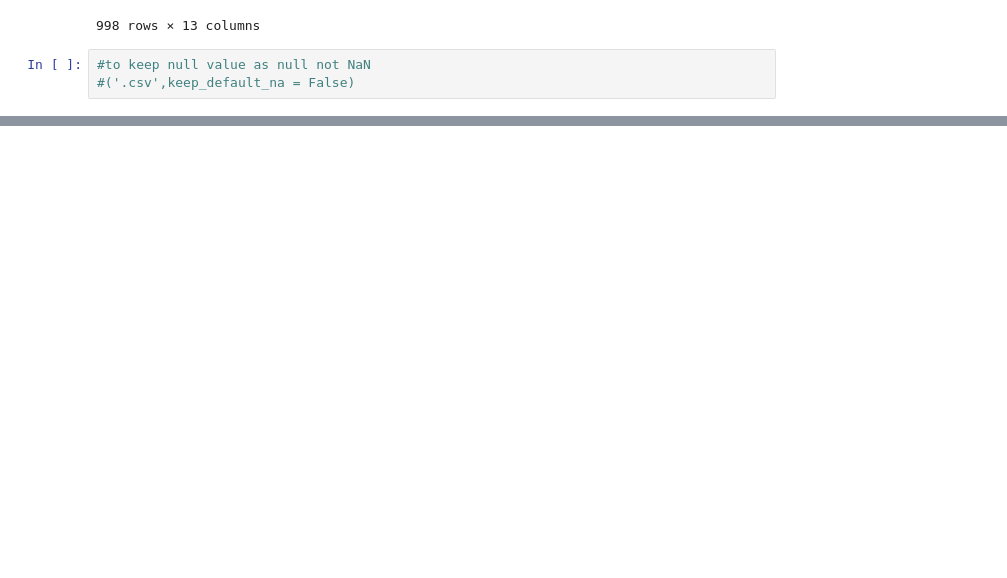
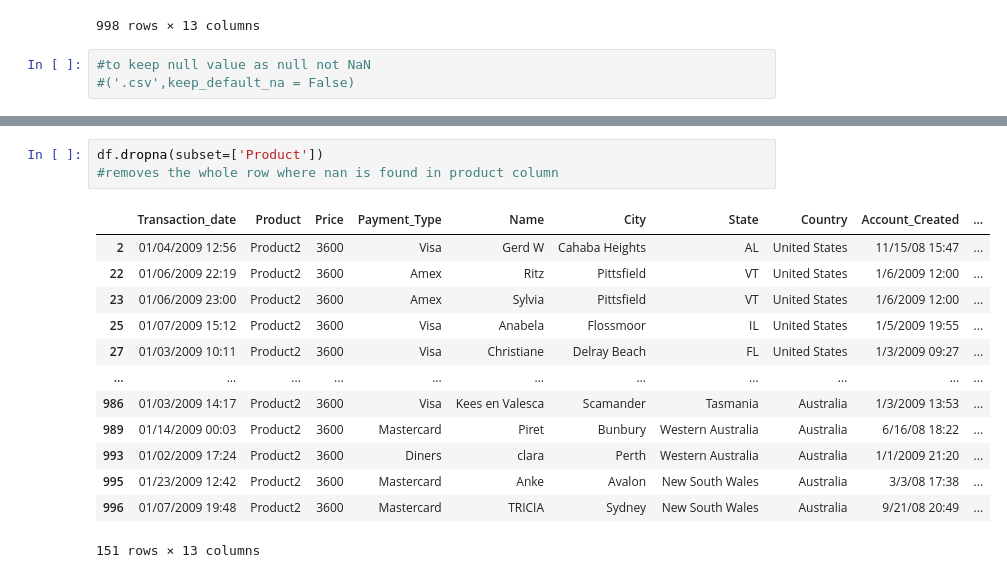
Before and after one commit to Rishab8077/Pandas-basic, a Jupyter notebook: Pandas.ipynb, the cells around one changed output, grey strips where cells are left out. Cells and saved outputs as stored; diff of their text form; blank space fills up the shorter version.

```diff
--- a/Pandas.ipynb
+++ b/Pandas.ipynb
@@ -419,0 +548,17 @@ df
+# %%
+df.dropna(subset=['Product'])
+#removes the whole row where nan is found in product column
+# %% [output]
+|  | Transaction_date | Product | Price | Payment_Type | Name | City | State | Country | Account_Created | ... |
+| 2 | 01/04/2009 12:56 | Product2 | 3600 | Visa | Gerd W | Cahaba Heights | AL | United States | 11/15/08 15:47 | ... |
+| 22 | 01/06/2009 22:19 | Product2 | 3600 | Amex | Ritz | Pittsfield | VT | United States | 1/6/2009 12:00 | ... |
+| 23 | 01/06/2009 23:00 | Product2 | 3600 | Amex | Sylvia | Pittsfield | VT | United States | 1/6/2009 12:00 | ... |
+| 25 | 01/07/2009 15:12 | Product2 | 3600 | Visa | Anabela | Flossmoor | IL | United States | 1/5/2009 19:55 | ... |
+| 27 | 01/03/2009 10:11 | Product2 | 3600 | Visa | Christiane | Delray Beach | FL | United States | 1/3/2009 09:27 | ... |
+| ... | ... | ... | ... | ... | ... | ... | ... | ... | ... | ... |
+| 986 | 01/03/2009 14:17 | Product2 | 3600 | Visa | Kees en Valesca | Scamander | Tasmania | Australia | 1/3/2009 13:53 | ... |
+| 989 | 01/14/2009 00:03 | Product2 | 3600 | Mastercard | Piret | Bunbury | Western Australia | Australia | 6/16/08 18:22 | ... |
+| 993 | 01/02/2009 17:24 | Product2 | 3600 | Diners | clara | Perth | Western Australia | Australia | 1/1/2009 21:20 | ... |
+| 995 | 01/23/2009 12:42 | Product2 | 3600 | Mastercard | Anke | Avalon | New South Wales | Australia | 3/3/08 17:38 | ... |
+| 996 | 01/07/2009 19:48 | Product2 | 3600 | Mastercard | TRICIA | Sydney | New South Wales | Australia | 9/21/08 20:49 | ... |
+151 rows × 13 columns
```
Also changed, not shown: parts of 11 cells of this notebook.
